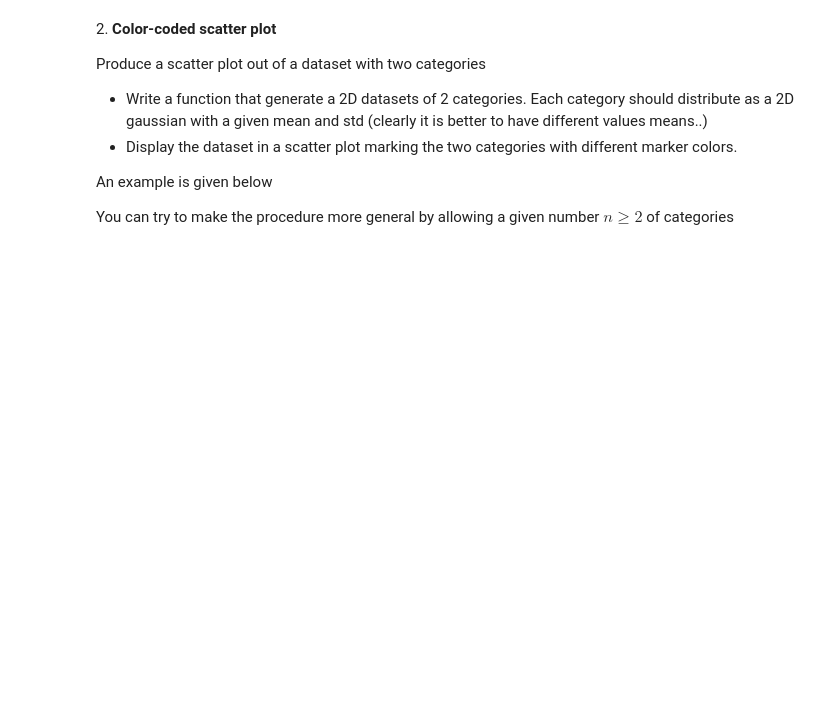
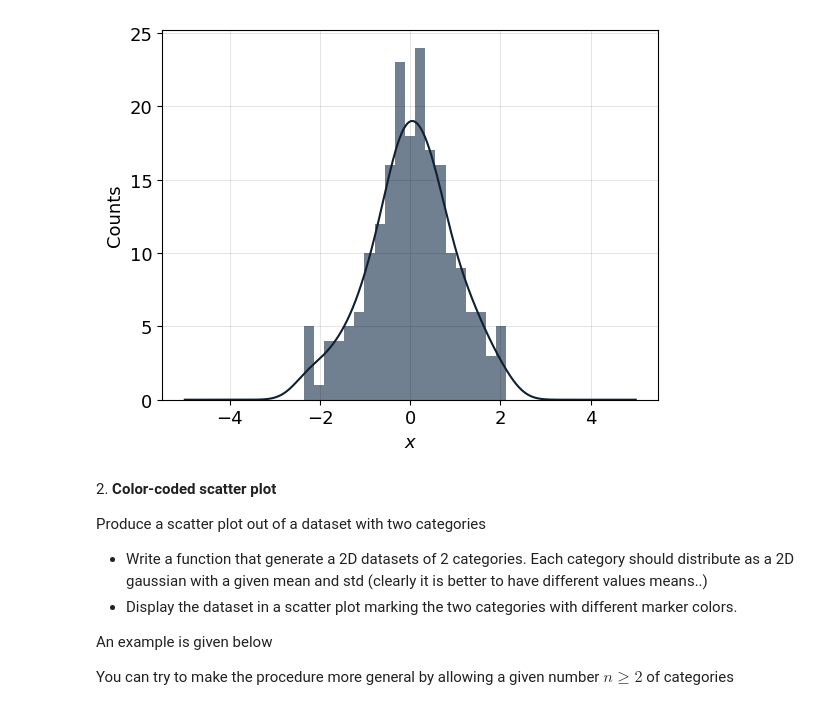
Before and after one commit to gulbord/LaboratoryOfComputationalPhysics_Y5, a Jupyter notebook: 07ex_Visualization.ipynb, the cells around one changed output. Drawn from its saved outputs; the diff is of its cells as text; code cells hidden in the pictures; blank space fills up the shorter version.

```diff
--- a/07ex_Visualization.ipynb
+++ b/07ex_Visualization.ipynb
@@ -67,3 +55,23 @@ fig, (ax1, ax2) = plt.subplots(nrows=1, ncols=2, figsize=(13, 8))
+# %%
+# sum the gaussians
+gaussians = np.array([sp.stats.norm.pdf(domain, avg, std) for avg in data])
+gauss_sum = np.sum(gaussians, axis=0)
+
+# recover binning data from before
+bin_means = [0.5 * (bins[i] + bins[i + 1]) for i in range(len(bins) - 1)]
+hist_integral = sp.integrate.trapz(counts, bin_means)
+
+# renormalize gaussian
+gauss_integral = sp.integrate.trapz(gauss_sum, domain)
+gauss_sum *= hist_integral / gauss_integral
+
+plt.stairs(counts, bins, color="#708090", fill=True)
+plt.plot(domain, gauss_sum, color="#102030")
+plt.xlabel(r"$x$")
+plt.ylabel("Counts")
+plt.grid(True, color="k", alpha=0.1)
+# %% [output]
+[figure, added]
 # %% [markdown]
 2\. **Color-coded scatter plot**
 
```
Also changed, not shown: parts of 6 cells of this notebook.
